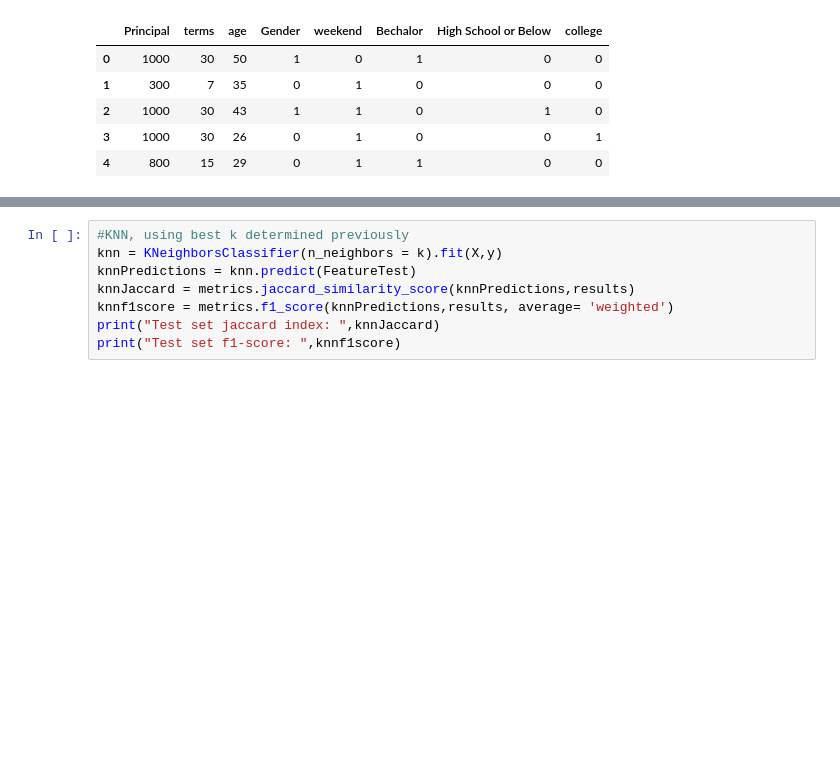
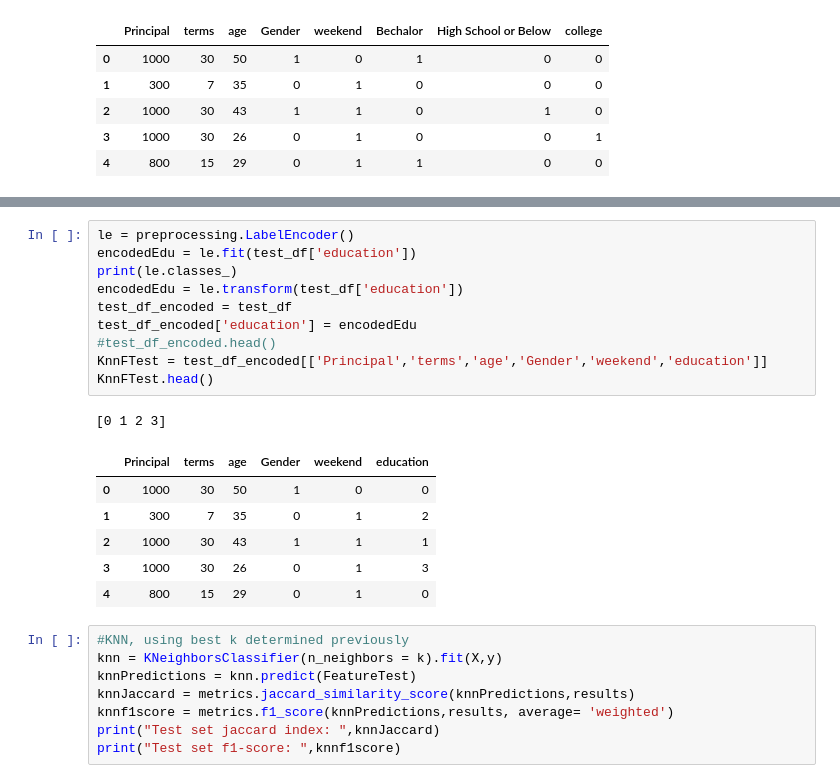
Before and after one commit to adrielk/My-ML-Learning, a Jupyter notebook: LoanClassifier.ipynb, the cells around one changed output, grey strips where cells are left out. Cells and saved outputs as stored; diff of their text form; blank space fills up the shorter version.

```diff
--- a/LoanClassifier.ipynb
+++ b/LoanClassifier.ipynb
@@ -576,3 +585,21 @@ FeatureTest.head()
+# %%
+le = preprocessing.LabelEncoder()
+encodedEdu = le.fit(test_df['education'])
+print(le.classes_)
+encodedEdu = le.transform(test_df['education'])
+test_df_encoded = test_df
+test_df_encoded['education'] = encodedEdu
+#test_df_encoded.head()
+KnnFTest = test_df_encoded[['Principal','terms','age','Gender','weekend','education']]
+KnnFTest.head()
+# %% [output]
+[0 1 2 3]
+|  | Principal | terms | age | Gender | weekend | education |
+| 0 | 1000 | 30 | 50 | 1 | 0 | 0 |
+| 1 | 300 | 7 | 35 | 0 | 1 | 2 |
+| 2 | 1000 | 30 | 43 | 1 | 1 | 1 |
+| 3 | 1000 | 30 | 26 | 0 | 1 | 3 |
+| 4 | 800 | 15 | 29 | 0 | 1 | 0 |
 # %%
 #KNN, using best k determined previously
 knn = KNeighborsClassifier(n_neighbors = k).fit(X,y)
```
Also changed, not shown: parts of 1 cell of this notebook.
